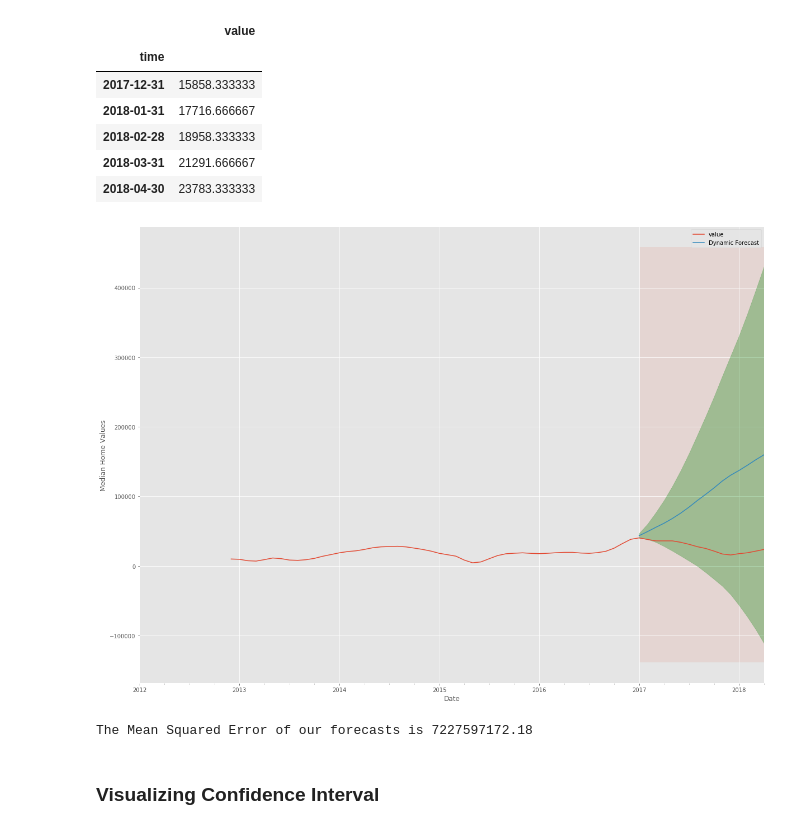
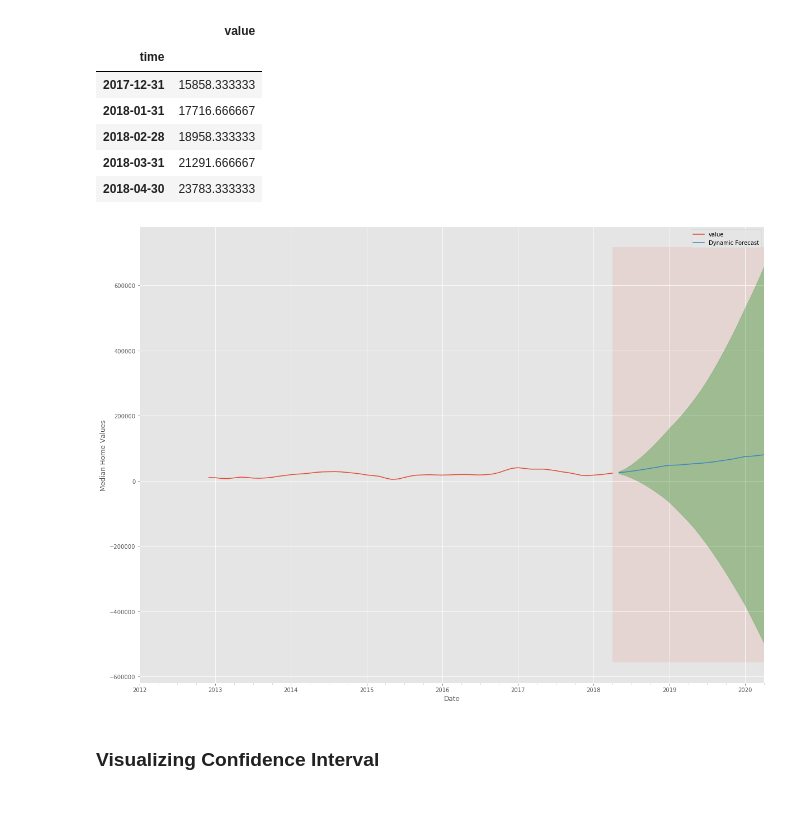
Before and after one commit to learn-co-curriculum/dsc-phase-4-project, a Jupyter notebook: NOTEBOOKS/PART ONE.ipynb, the cells around one changed output. Cells and saved outputs as stored; diff of their text form; code cells hidden in the pictures.

```diff
--- a/NOTEBOOKS/PART ONE.ipynb
+++ b/NOTEBOOKS/PART ONE.ipynb
@@ -55,7 +55,7 @@ from statsmodels.tsa.stattools import adfuller
 pd.set_option('display.max_columns', None) #prevents trailing elipses
 pd.set_option('display.max_rows', None)
 # %%
-df = pd.read_csv('zillow_data.csv')
+df = pd.read_csv('data/zillow_data.csv')
 df.head()
 # %% [output]
 |  | RegionID | RegionName | City | State | Metro | CountyName | SizeRank | 1996-04 | 1996-05 | 1996-06 | ... |
@@ -654,3 +673,6 @@ pred_dynamic_conf = pred_dynamic.conf_int()
+# %%
+pred_dynamic = output.get_forecast(steps = 24)
+pred_dynamic_conf = pred_dynamic.conf_int()
 # %%
 three_eight_five.tail()
 # %% [output]
@@ -664,28 +686,20 @@ three_eight_five.tail()
 # %%
 ax = three_eight_five['2012':].plot(label='observed', figsize=(20, 15))
 pred_dynamic.predicted_mean.plot(label='Dynamic Forecast', ax=ax)
 
 ax.fill_between(pred_dynamic_conf.index,
                 pred_dynamic_conf.iloc[:, 0],
                 pred_dynamic_conf.iloc[:, 1], color='g', alpha=.3)
 
-ax.fill_betweenx(ax.get_ylim(), pd.to_datetime('2017-01-31'), val_forecasted.index[-1], alpha=.1, zorder=-1)
+ax.fill_betweenx(ax.get_ylim(), pd.to_datetime('2020-04-30'), val_forecasted.index[-1], alpha=.1, zorder=-1)
 
 ax.set_xlabel('Date')
 ax.set_ylabel('Median Home Values')
 
 plt.legend()
 plt.show()
 # %% [output]
-[figure, old version]
+[figure, new version]
-# %%
-val_forecasted = pred_dynamic.predicted_mean
-val_truth = three_eight_five.loc['2017-01-31':].value
-
-mse = ((val_forecasted - val_truth) ** 2).mean()
-print('The Mean Squared Error of our forecasts is {}'.format(round(mse, 2)))
-# %% [output]
-The Mean Squared Error of our forecasts is 7227597172.18
 # %% [markdown]
 ### Visualizing Confidence Interval
 # %%
```
Also changed, not shown: parts of 76 cells of this notebook, 22 other files.
